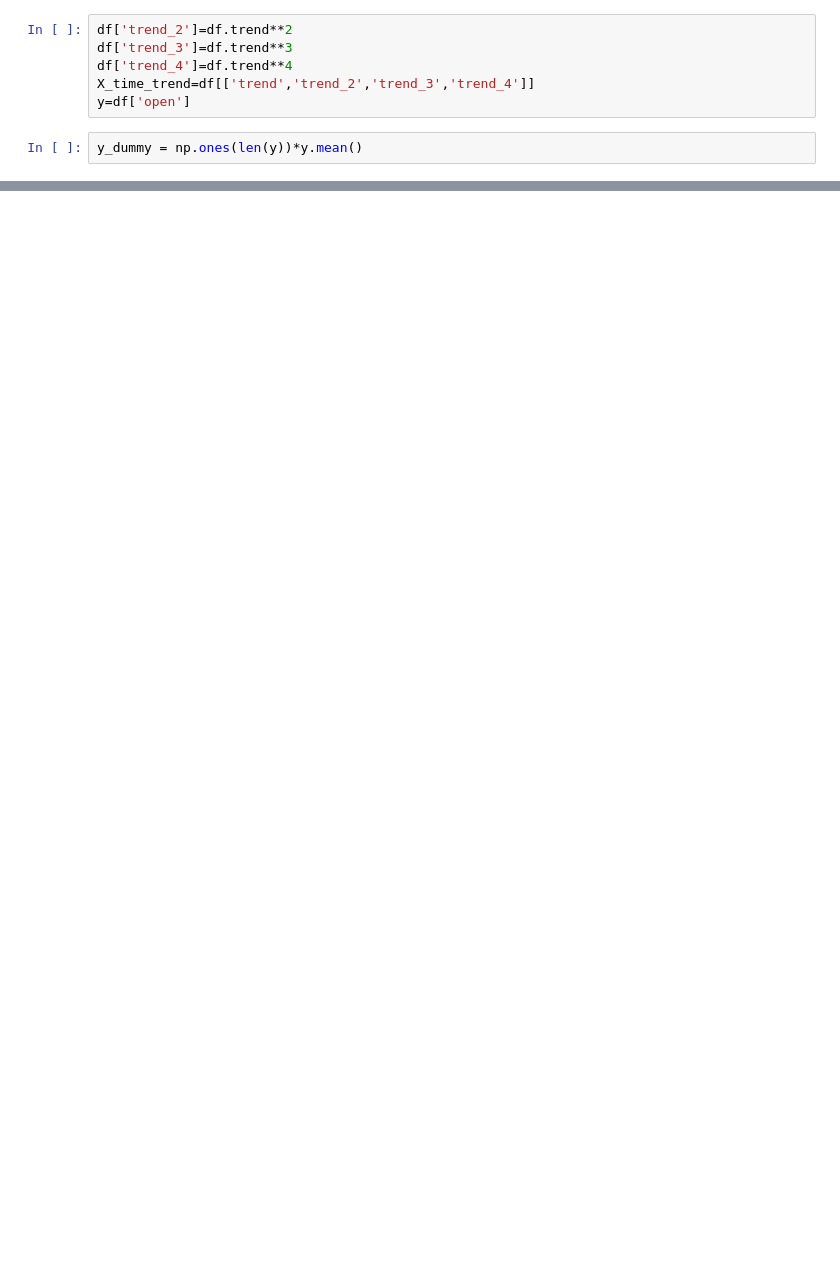
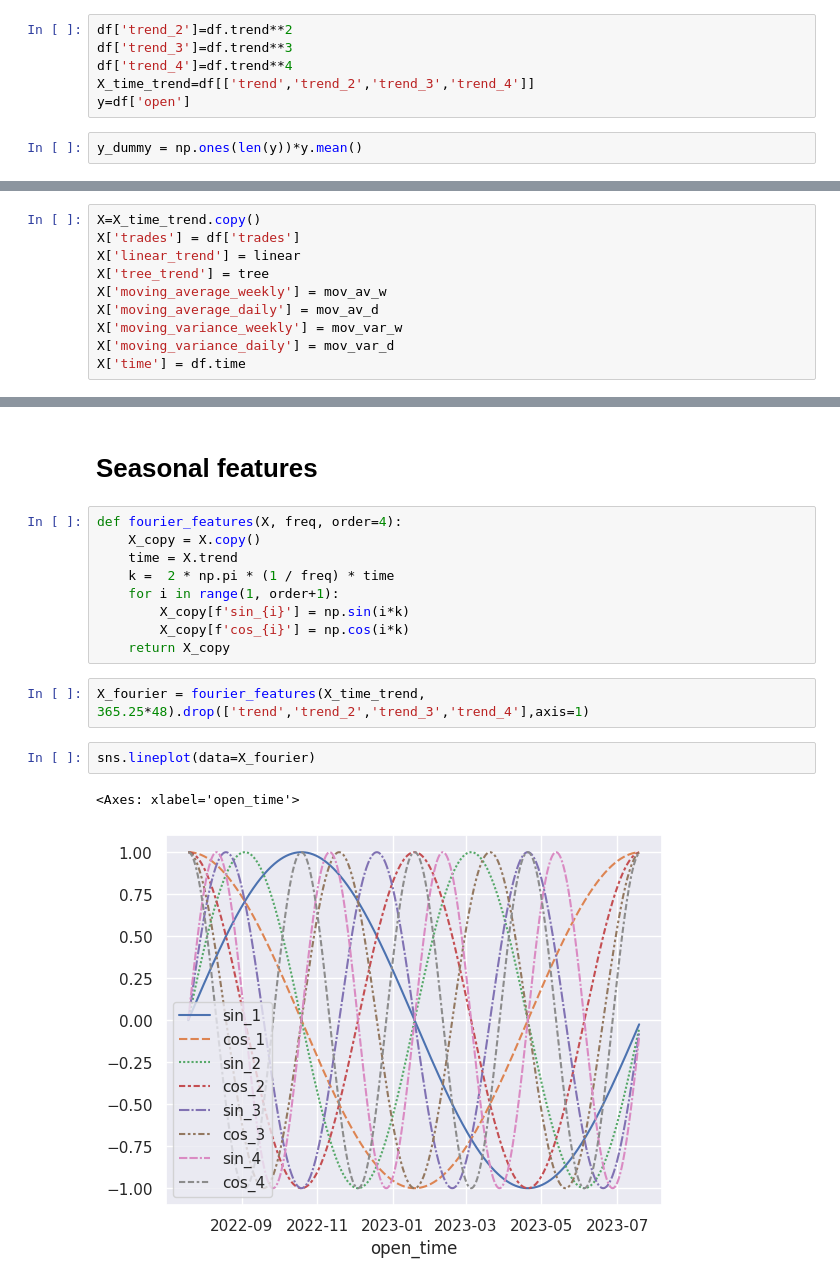
Before and after one commit to KolyaYashin/notebooks, a Jupyter notebook: crypto.ipynb, the cells around one changed output, grey strips where cells are left out. Cells and saved outputs as stored; diff of their text form; blank space fills up the shorter version.

Commit message:
seasonal features

```diff
--- a/crypto.ipynb
+++ b/crypto.ipynb
@@ -164,0 +169,10 @@ print(f'r2 {r2_score(y[24*days:],mov_av[24*5:])}, absolute {mean_absolute_error(
+# %%
+X=X_time_trend.copy()
+X['trades'] = df['trades']
+X['linear_trend'] = linear
+X['tree_trend'] = tree
+X['moving_average_weekly'] = mov_av_w
+X['moving_average_daily'] = mov_av_d
+X['moving_variance_weekly'] = mov_var_w
+X['moving_variance_daily'] = mov_var_d
+X['time'] = df.time
@@ -164,0 +205,18 @@ print(f'r2 {r2_score(y[24*days:],mov_av[24*5:])}, absolute {mean_absolute_error(
+# %% [markdown]
+# Seasonal features
+# %%
+def fourier_features(X, freq, order=4):
+    X_copy = X.copy()
+    time = X.trend
+    k =  2 * np.pi * (1 / freq) * time
+    for i in range(1, order+1):
+        X_copy[f'sin_{i}'] = np.sin(i*k)
+        X_copy[f'cos_{i}'] = np.cos(i*k)
+    return X_copy
+# %%
+X_fourier = fourier_features(X_time_trend, 365.25*48).drop(['trend','trend_2','trend_3','trend_4'],axis=1)
+# %%
+sns.lineplot(data=X_fourier)
+# %% [output]
+<Axes: xlabel='open_time'>
+[figure, added]
```
Also changed, not shown: parts of 40 cells of this notebook.
